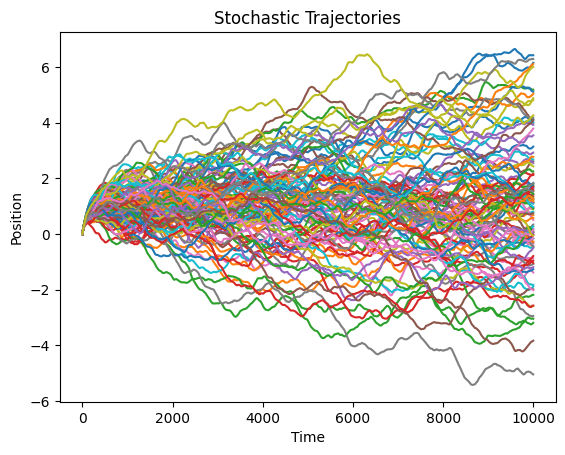
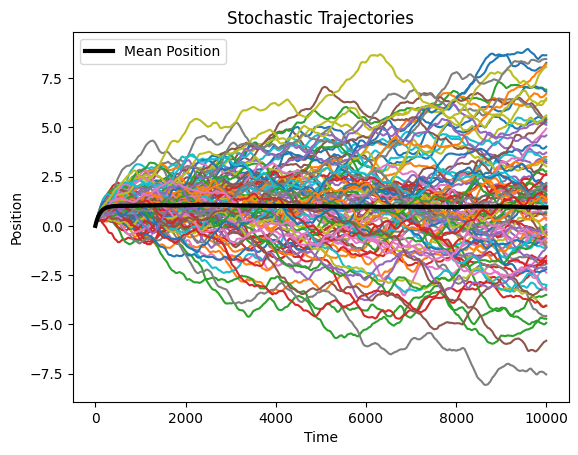
Code edit (unified diff) that turned the first committed figure into the second:
--- before
+++ after
@@ -1,3 +1,5 @@
-seeds = np.arange(1000)   # 1000 independent simulations
+n_simulations = 1000
+n_steps = 10000
+seeds = np.arange(n_simulations)   # 1000 independent simulations
 
 # Storage arrays
@@ -11,5 +13,5 @@
         x0=0.0,
         v0=1.0,
-        n_steps=10000,
+        n_steps=n_steps,
         dt=dt,
         g=1.0,
@@ -28,7 +30,16 @@
 v_all = np.array(all_v)
 
+x_all_mean = np.zeros(n_steps)
+
+for i in range (1, n_steps):
+    x_all_mean[i] = np.mean(x_all[:, i])
+
 for i in range(1, 100):
     plt.plot(x_all[i])
+plt.plot(x_all_mean, color="black", linewidth=3, label="Mean Position")
+
 plt.xlabel("Time")
 plt.ylabel("Position")
 plt.title("Stochastic Trajectories")
+plt.legend()
+plt.show()

Commit: Add files via upload